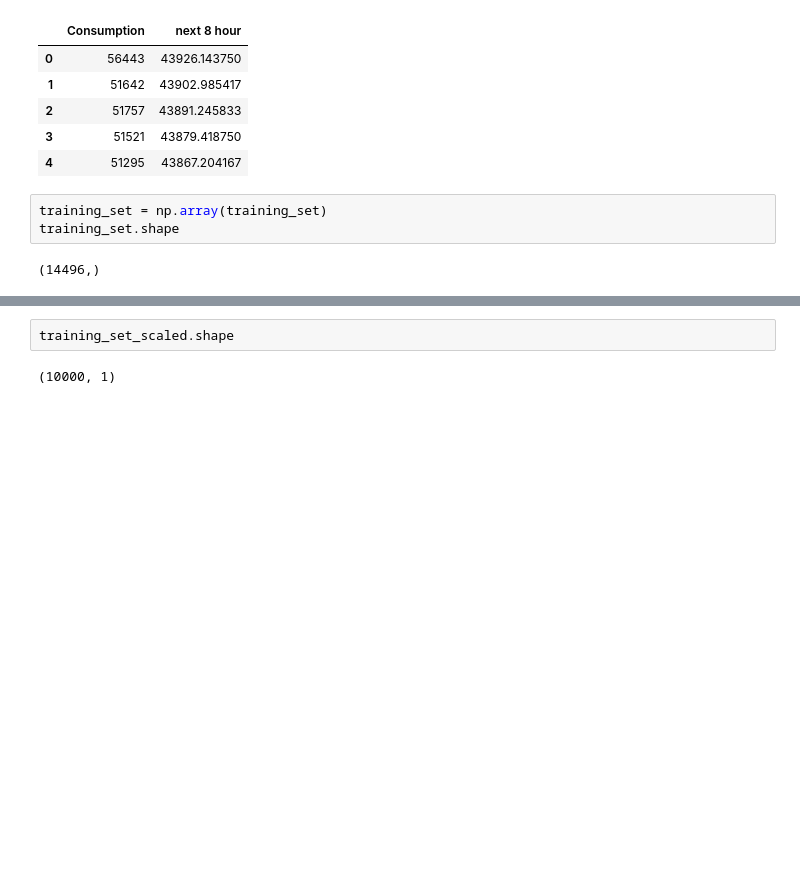
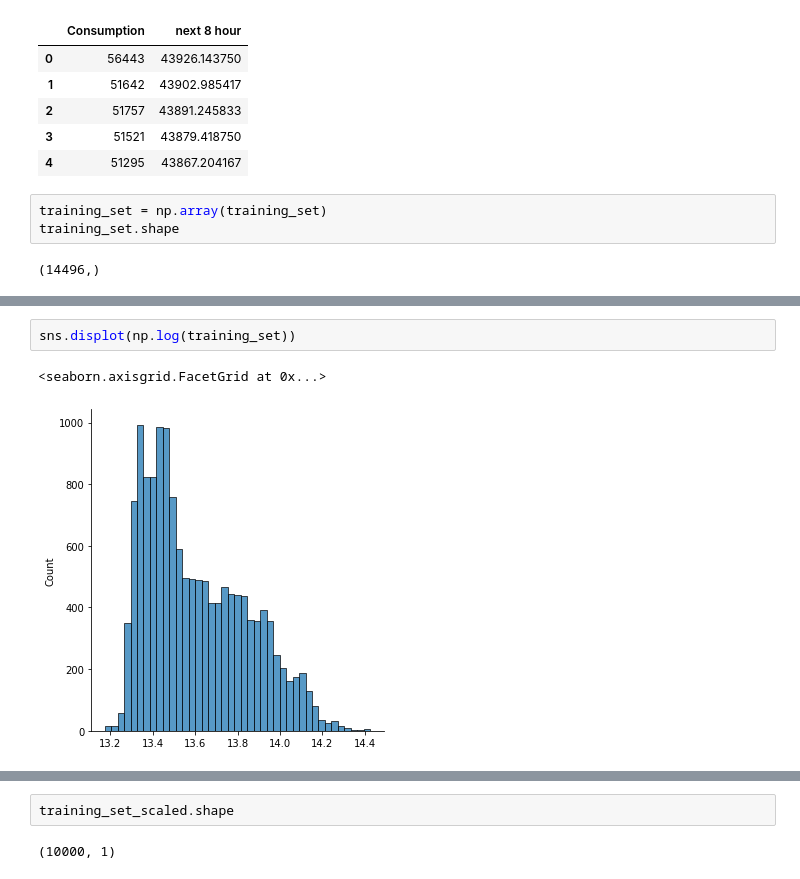
Before and after one commit to aminkhod/time-series_electric-consumption, a Jupyter notebook: Machine Learning to Predict Consumption.ipynb, the cells around one changed output, grey strips where cells are left out. Saved outputs shown, nothing was run; the diff lists cells and outputs as text; blank space fills up the shorter version.

```diff
--- a/Machine Learning to Predict Consumption.ipynb
+++ b/Machine Learning to Predict Consumption.ipynb
@@ -42,0 +74,5 @@ training_set.shape
+# %%
+sns.displot(np.log(training_set))
+# %% [output]
+<seaborn.axisgrid.FacetGrid at 0x...>
+[figure, added]
```
Also changed, not shown: parts of 17 cells of this notebook, 1 other file.
